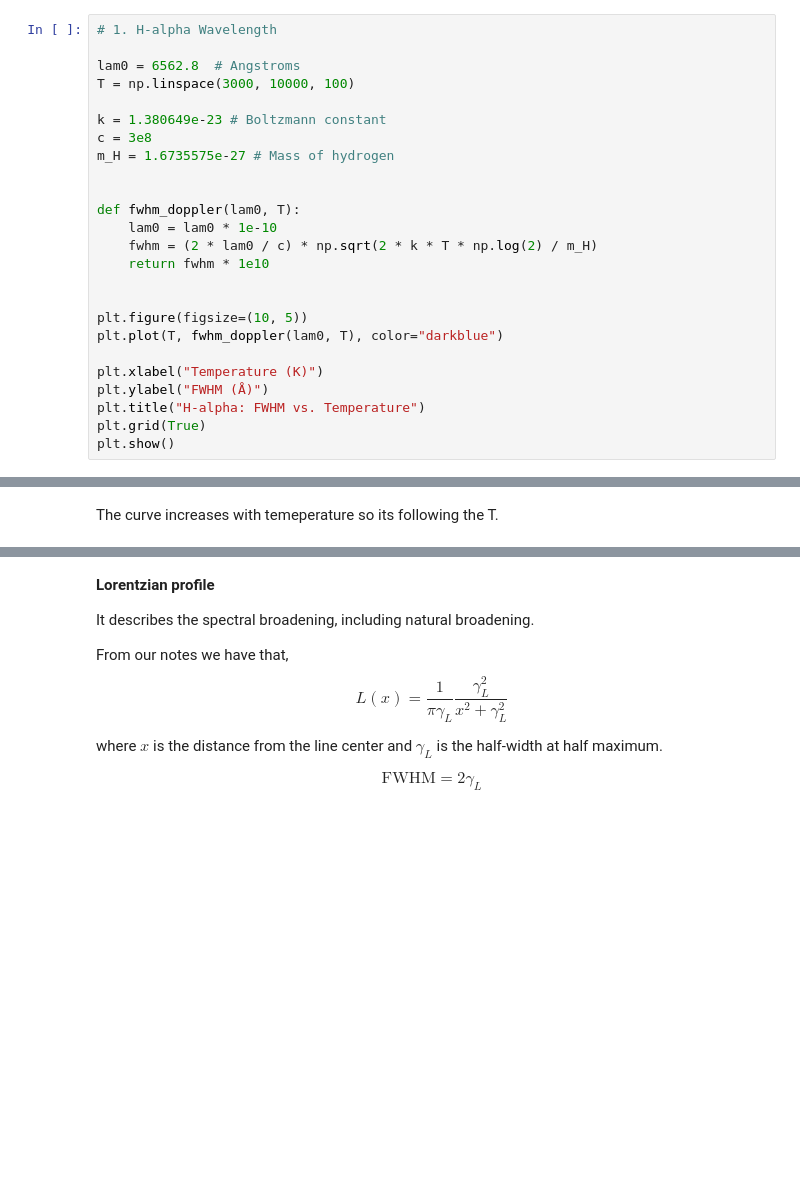
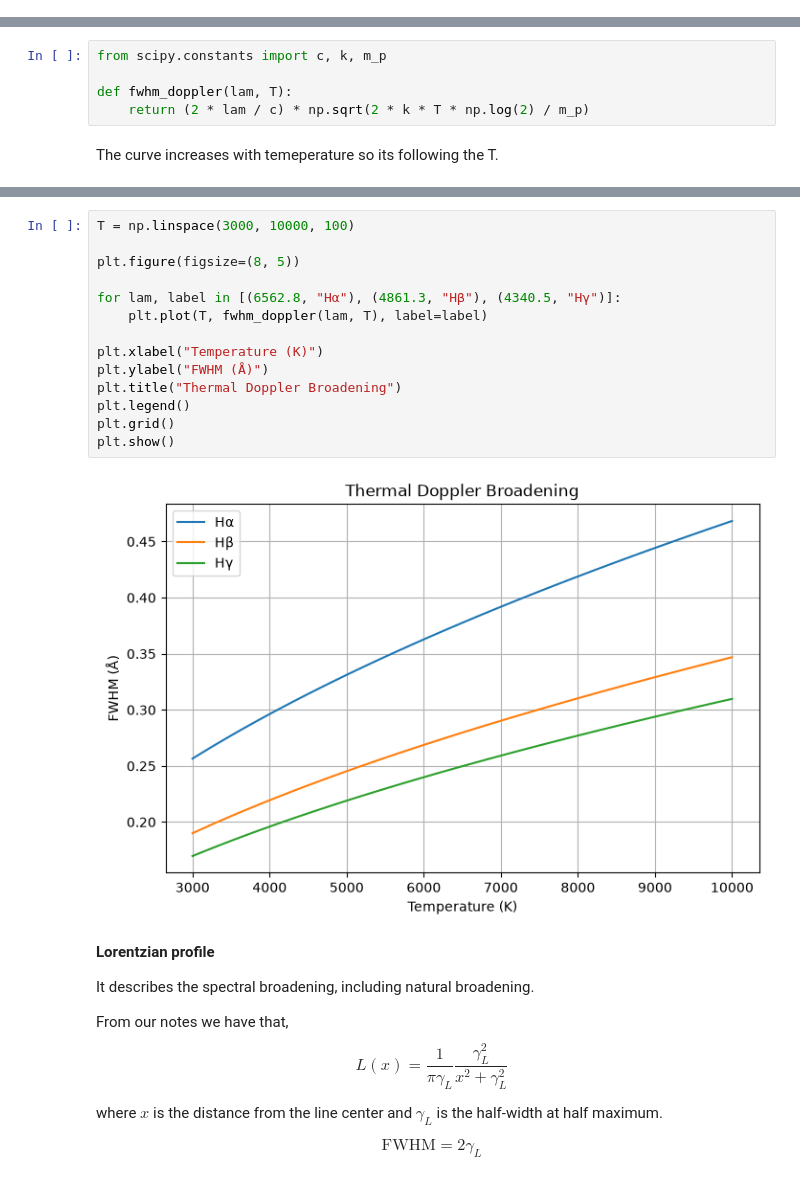
Before and after one commit to Natalia985/Third-semester-MASS, a Jupyter notebook: Line_Shapes/Stellar_Spectra.ipynb, the cells around one changed output, grey strips where cells are left out. Drawn from its saved outputs; the diff is of its cells as text; blank space fills up the shorter version.

```diff
--- a/Line_Shapes/Stellar_Spectra.ipynb
+++ b/Line_Shapes/Stellar_Spectra.ipynb
@@ -107,28 +150,3 @@ We calculate the FWHM for three lines:
 - H$\alpha$: 6562.8 Å
 - H$\beta$: 4861.3 Å
 - H$\gamma$: 4340.5 Å
-# %%
-# 1. H-alpha Wavelength
-
-lam0 = 6562.8  # Angstroms
-T = np.linspace(3000, 10000, 100)
-
-k = 1.380649e-23 # Boltzmann constant
-c = 3e8
-m_H = 1.6735575e-27 # Mass of hydrogen
-
-
-def fwhm_doppler(lam0, T):
-    lam0 = lam0 * 1e-10
-    fwhm = (2 * lam0 / c) * np.sqrt(2 * k * T * np.log(2) / m_H)
-    return fwhm * 1e10
-
-
-plt.figure(figsize=(10, 5))
-plt.plot(T, fwhm_doppler(lam0, T), color="darkblue")
-
-plt.xlabel("Temperature (K)")
-plt.ylabel("FWHM (Å)")
-plt.title("H-alpha: FWHM vs. Temperature")
-plt.grid(True)
-plt.show()
@@ -137,2 +153,7 @@ plt.show()
+# %%
+from scipy.constants import c, k, m_p
+
+def fwhm_doppler(lam, T):
+    return (2 * lam / c) * np.sqrt(2 * k * T * np.log(2) / m_p)
 # %% [markdown]
 The curve increases with temeperature so its following the T.
@@ -185,3 +170,19 @@ H-gamma: 0.1695 - 0.3095 Å
+# %%
+T = np.linspace(3000, 10000, 100)
+
+plt.figure(figsize=(8, 5))
+
+for lam, label in [(6562.8, "Hα"), (4861.3, "Hβ"), (4340.5, "Hγ")]:
+    plt.plot(T, fwhm_doppler(lam, T), label=label)
+
+plt.xlabel("Temperature (K)")
+plt.ylabel("FWHM (Å)")
+plt.title("Thermal Doppler Broadening")
+plt.legend()
+plt.grid()
+plt.show()
+# %% [output]
+[figure, added]
 # %% [markdown]
 **Lorentzian profile**
 
```
Also changed, not shown: parts of 38 cells of this notebook, 8 other files.
